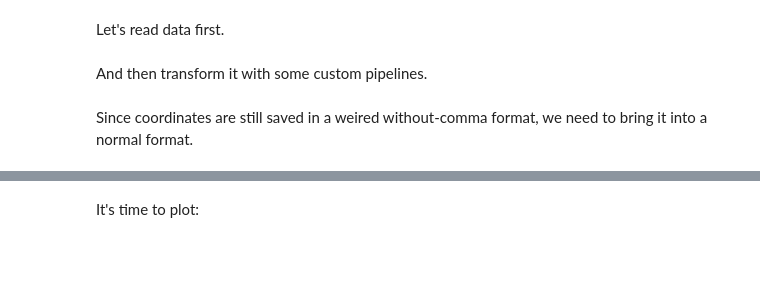
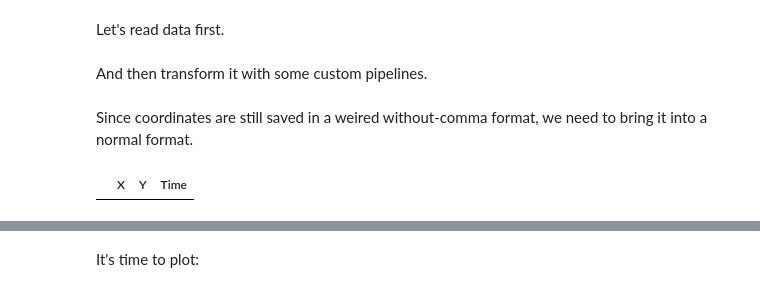
Before and after one commit to EricKolibacz/Oeffikator, a Jupyter notebook: Oeffikator.ipynb, the cells around one changed output, grey strips where cells are left out. Cells and saved outputs as stored; diff of their text form; code cells hidden in the pictures; blank space fills up the shorter version.

```diff
--- a/Oeffikator.ipynb
+++ b/Oeffikator.ipynb
@@ -107,6 +171,10 @@ time_transformer = TimeTransformer()
 dfn = time_transformer.transform(df)
 # %% [markdown]
 Since coordinates are still saved in a weired without-comma format, we need to bring it into a normal format.
+# %%
+dfn[dfn["Time"] < 0]
+# %% [output]
+|  | X | Y | Time |
 # %%
 dfn["X"] *= 10E-7
 dfn["Y"] *= 10E-7
```
Also changed, not shown: parts of 9 cells of this notebook.
